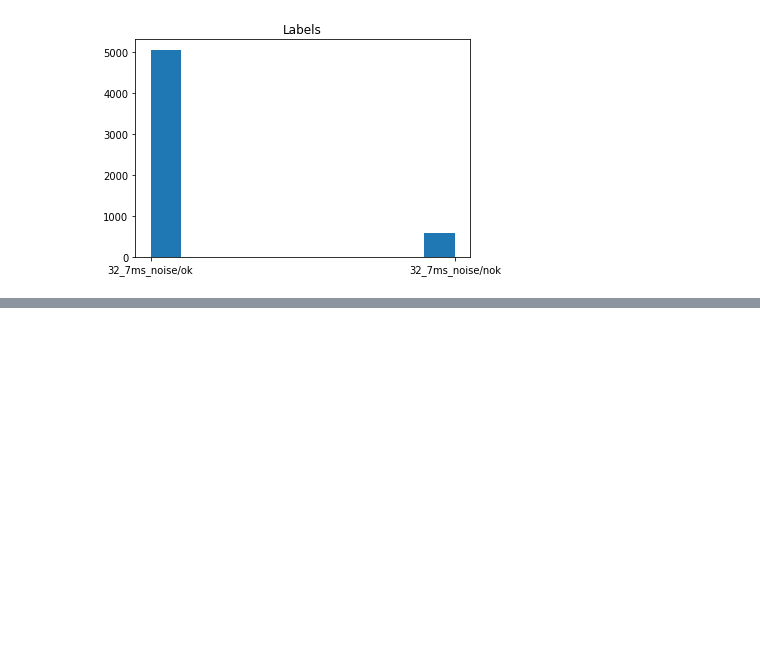
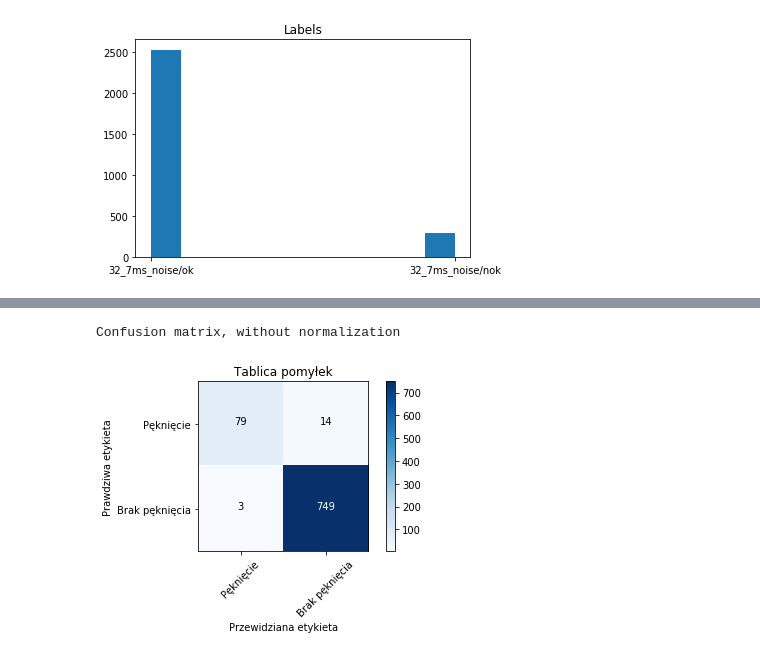
Before and after one commit to zgrzebnickij/napawanie, a Jupyter notebook: pekniecia_napawanie.ipynb, the cells around one changed output, grey strips where cells are left out. Drawn from its saved outputs; the diff is of its cells as text; code cells hidden in the pictures; blank space fills up the shorter version.

```diff
--- a/pekniecia_napawanie.ipynb
+++ b/pekniecia_napawanie.ipynb
@@ -40,22 +40,24 @@ for folder in ["32_7ms_noise/ok","32_7ms_noise/nok"]:
     i = 0
     for file in os.listdir(folder):
         if(".npy" in file):
-            spectogram = np.load(folder+"/"+file)
-            if spectogram.shape != (96, 32): continue
-            if(folder == "32_7ms_noise/ok"):
-                D_ok.append((spectogram, folder))
-                label.append(folder)
-                check.append(spectogram) #może tu normalizować
-                i+=1
-            else:
-                D_nok.append((spectogram, folder))
-                label.append(folder)
-                check.append(spectogram) #może tu normalizować
-                i+=1
+            if("noisy" not in file):
+                spectogram = np.load(folder+"/"+file)
+                if spectogram.shape != (96, 32): continue
+                if(folder == "32_7ms_noise/ok"):
+                    D_ok.append((spectogram, folder))
+                    label.append(folder)
+                    check.append(spectogram) #może tu normalizować
+                    i+=1
+                else:
+                    D_nok.append((spectogram, folder))
+                    label.append(folder)
+                    check.append(spectogram) #może tu normalizować
+                    i+=1
 random.shuffle(D_ok)
-D = D_ok[:1000]
+D = D_ok#[:2000]
 {D.append(x) for x in D_nok}
 print(len(D_nok),len(D_nok[0]))
 print(len(D_ok),len(D_ok[0]))
 print(len(D),len(D[0]),"done")
+#1102
 # %% [output]
@@ -277,4 +385,11 @@ def plot_confusion_matrix(cm, classes,
     plt.tight_layout()
+# %%
+plt.figure()
+plot_confusion_matrix(np.array([[79,14],[3,749]]), classes=["Pęknięcie",'Brak pęknięcia'],
+                      title='Tablica pomyłek')
+# %% [output]
+Confusion matrix, without normalization
+[figure, added]
 # %%
 #whole dataset
 prediction = []
```
Also changed, not shown: parts of 31 cells of this notebook, 12 other files.
